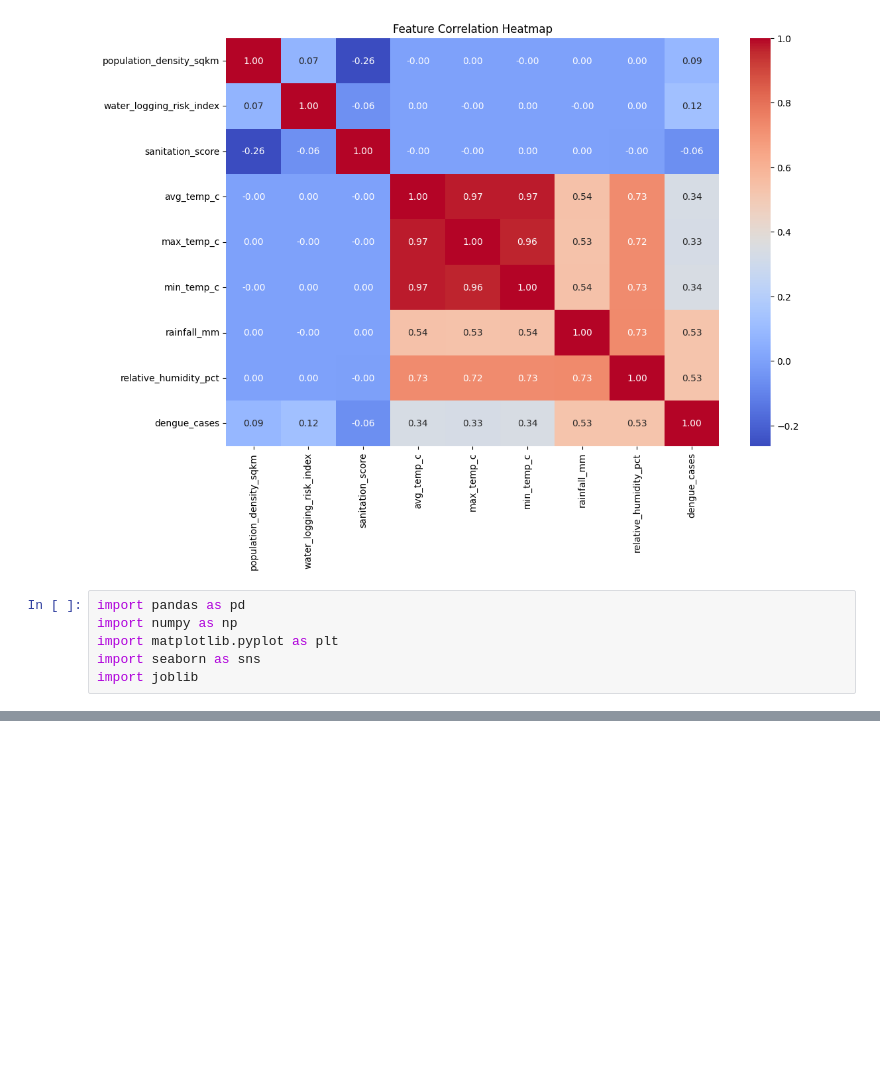
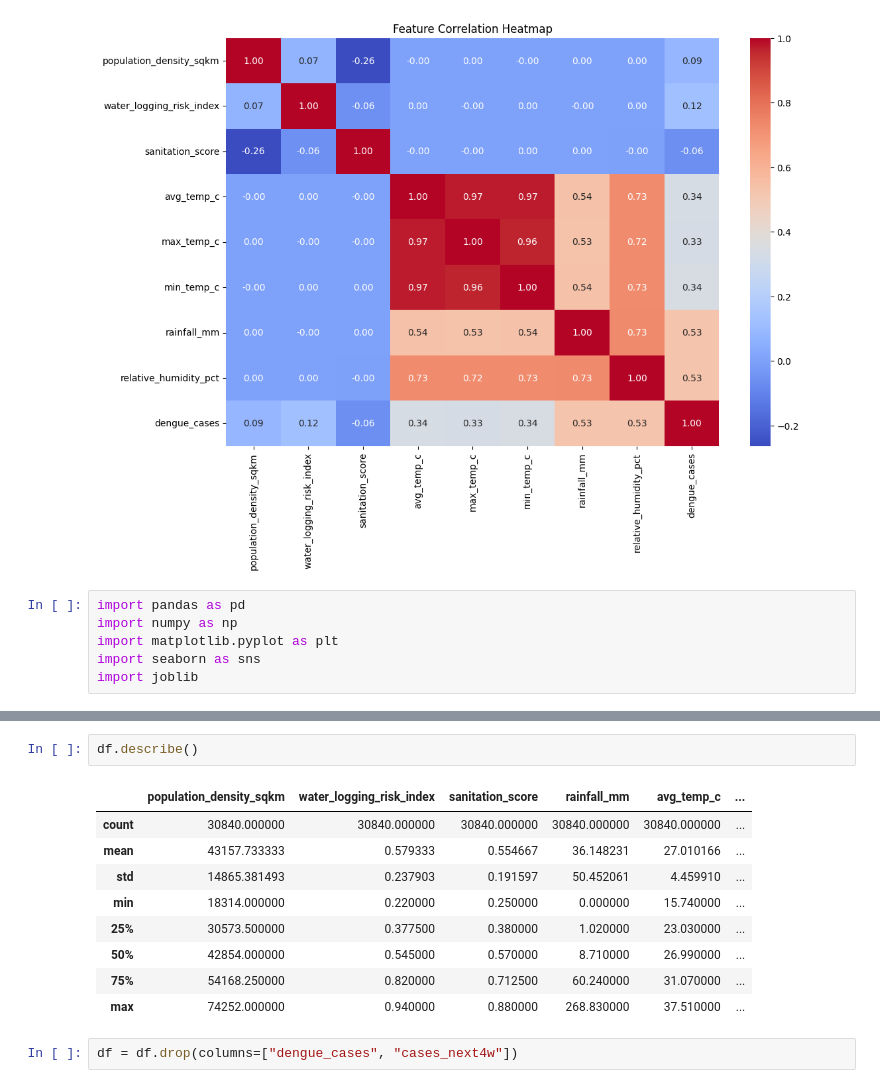
Before and after one commit to azambabar2002-cloud/hackathon1, a Jupyter notebook: Untitled0.ipynb, the cells around one changed output, grey strips where cells are left out. Saved outputs shown, nothing was run; the diff lists cells and outputs as text; blank space fills up the shorter version.

```diff
--- a/Untitled0.ipynb
+++ b/Untitled0.ipynb
@@ -174,0 +201,14 @@ df.head()
+# %%
+df.describe()
+# %% [output]
+|  | population_density_sqkm | water_logging_risk_index | sanitation_score | rainfall_mm | avg_temp_c | ... |
+| count | 30840.000000 | 30840.000000 | 30840.000000 | 30840.000000 | 30840.000000 | ... |
+| mean | 43157.733333 | 0.579333 | 0.554667 | 36.148231 | 27.010166 | ... |
+| std | 14865.381493 | 0.237903 | 0.191597 | 50.452061 | 4.459910 | ... |
+| min | 18314.000000 | 0.220000 | 0.250000 | 0.000000 | 15.740000 | ... |
+| 25% | 30573.500000 | 0.377500 | 0.380000 | 1.020000 | 23.030000 | ... |
+| 50% | 42854.000000 | 0.545000 | 0.570000 | 8.710000 | 26.990000 | ... |
+| 75% | 54168.250000 | 0.820000 | 0.712500 | 60.240000 | 31.070000 | ... |
+| max | 74252.000000 | 0.940000 | 0.880000 | 268.830000 | 37.510000 | ... |
+# %%
+df = df.drop(columns=["dengue_cases", "cases_next4w"])
```
Also changed, not shown: parts of 6 cells of this notebook.
